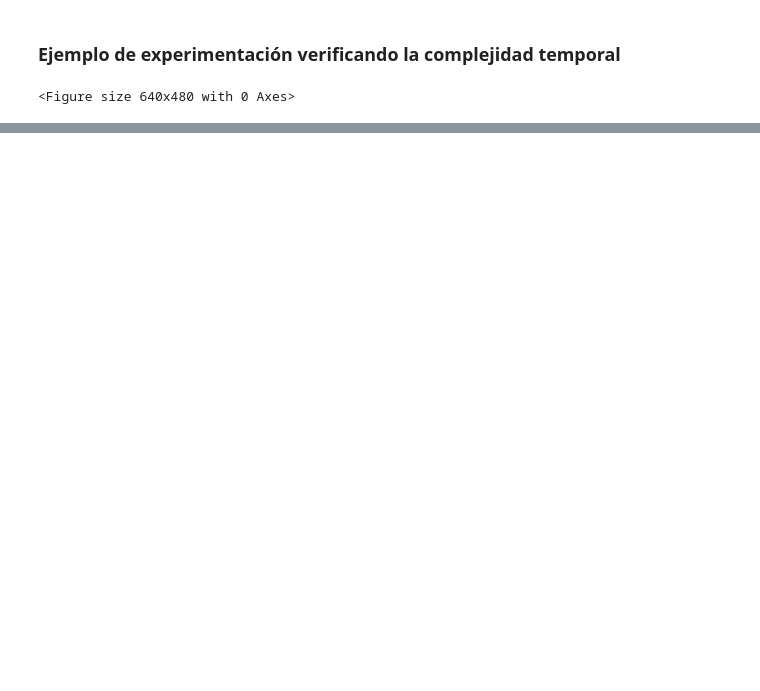
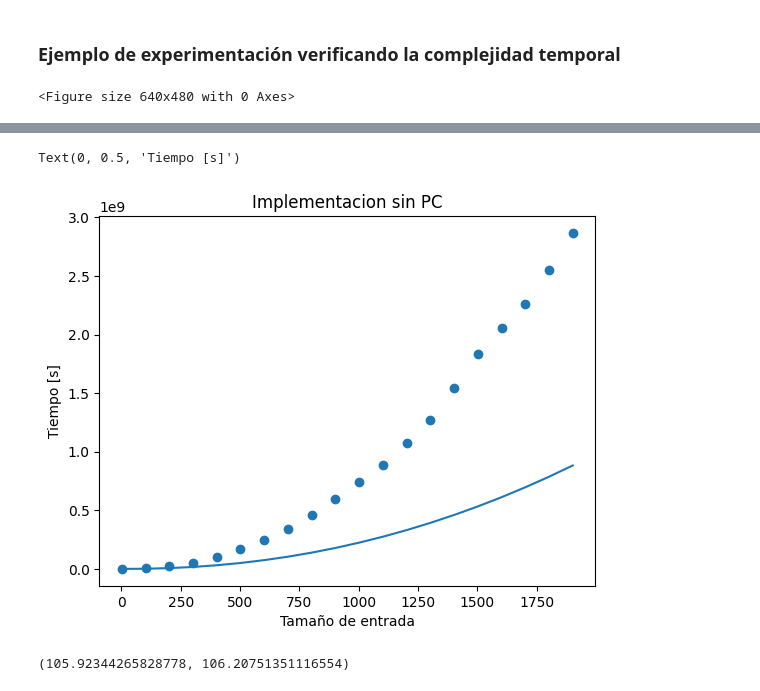
Before and after one commit to JoaquinPolonuer/algo3, a Jupyter notebook: tp2/ejercicio3_experimentacion/Experimentacion.ipynb, the cells around one changed output, grey strips where cells are left out. Drawn from its saved outputs; the diff is of its cells as text; code cells hidden in the pictures; blank space fills up the shorter version.

```diff
--- a/tp2/ejercicio3_experimentacion/Experimentacion.ipynb
+++ b/tp2/ejercicio3_experimentacion/Experimentacion.ipynb
@@ -22,0 +48,19 @@ plt.scatter(df["n"], df["n^2"])
+# %%
+def mlogn_ajustado(x, a):
+    return a * (x**2)*np.log(x)
+
+popt, pcov = curve_fit(mlogn_ajustado, df["n"], df["SPC"])
+[a_SPC] = popt
+
+plt.scatter(df["n"], df["SPC"])
+plt.plot(df["n"], mlogn_ajustado(df["n"], a))
+plt.title("Implementacion sin PC")
+plt.xlabel("Tamaño de entrada")
+plt.ylabel("Tiempo [s]")
+# %% [output]
+Text(0, 0.5, 'Tiempo [s]')
+[figure, added]
+# %%
+a_PC, a_SPC
+# %% [output]
+(105.92344265828778, 106.20751351116554)
```
Also changed, not shown: parts of 7 cells of this notebook, 3 other files.
